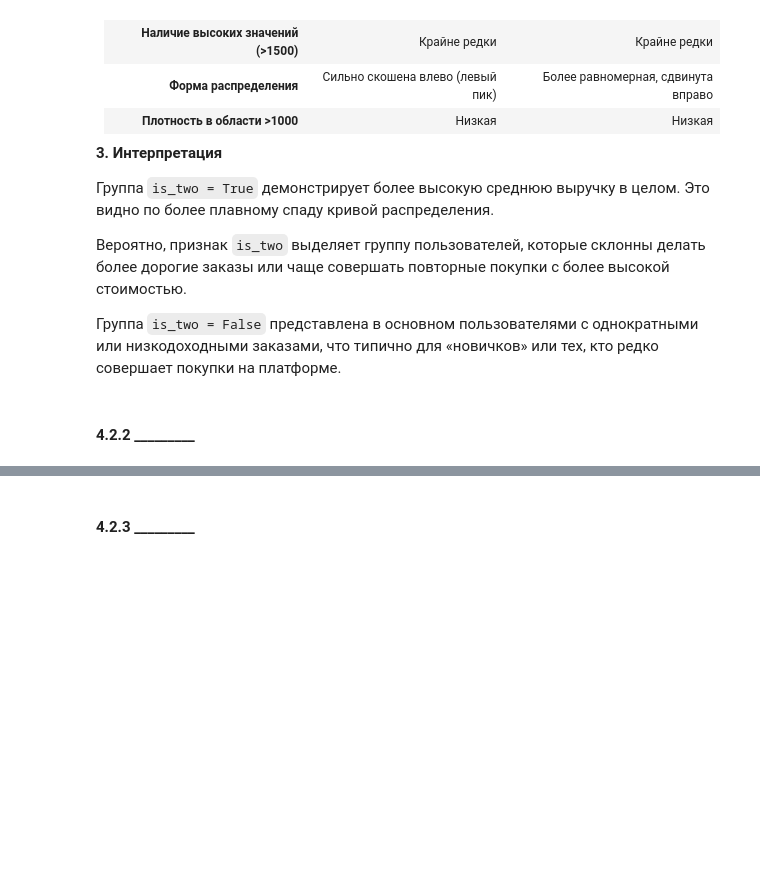
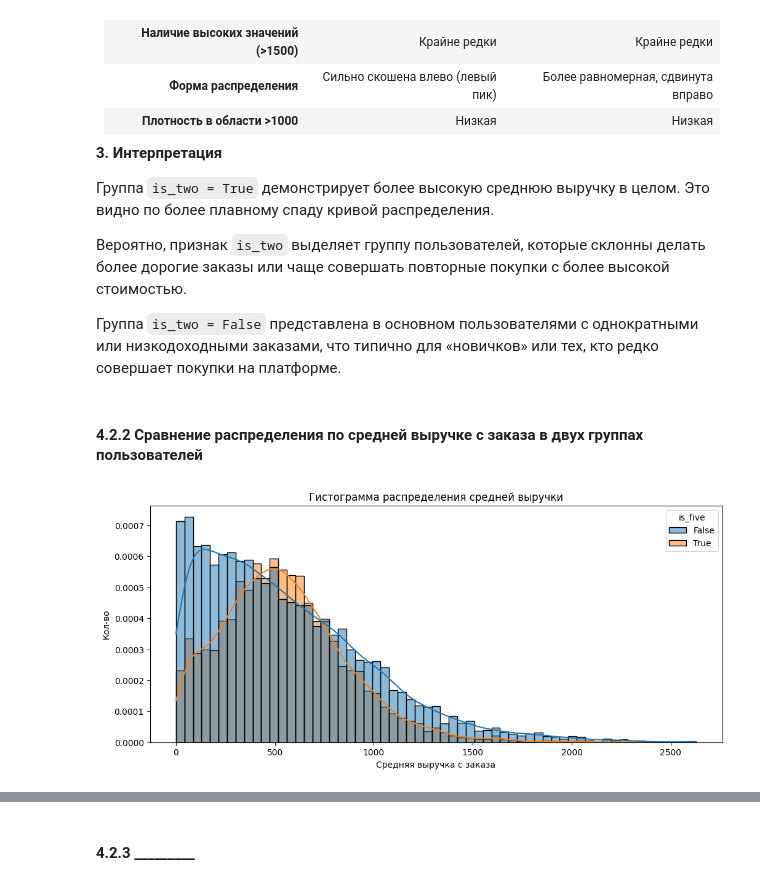
Before and after one commit to MEYakunin/Sprint9_Yandex_Afisha, a Jupyter notebook: Project.ipynb, the cells around one changed output, grey strips where cells are left out. Saved outputs shown, nothing was run; the diff lists cells and outputs as text; code cells hidden in the pictures; blank space fills up the shorter version.

Commit message:
Подраздел 4.2.2 Сравнение распределения по средней выручке с заказа в двух группах пользователей

```diff
--- a/Project.ipynb
+++ b/Project.ipynb
@@ -1120,4 +1121,26 @@ plt.show()
 
 Группа `is_two = False` представлена в основном пользователями с однократными или низкодоходными заказами, что типично для «новичков» или тех, кто редко совершает покупки на платформе.
 # %% [markdown]
-#### 4.2.2 _________
+#### 4.2.2 Сравнение распределения по средней выручке с заказа в двух группах пользователей
+# %%
+# Фильруем данные по количеству заказов
+df_more_two_order = df_user_profile[df_user_profile['is_two'] == True]
+# %%
+# Строим гистограмму распределения
+plt.figure(figsize=(12, 5))
+
+sns.histplot(
+    data=df_more_two_order,
+    x='avg_revenue',
+    hue='is_five',
+    stat='density',
+    kde=True,
+    alpha=0.5
+)
+
+plt.title('Гистограмма распределения средней выручки')
+plt.xlabel('Средняя выручка с заказа')
+plt.ylabel('Кол-во')
+plt.show()
+# %% [output]
+[figure, added]
```
Also changed, not shown: parts of 5 cells of this notebook.
